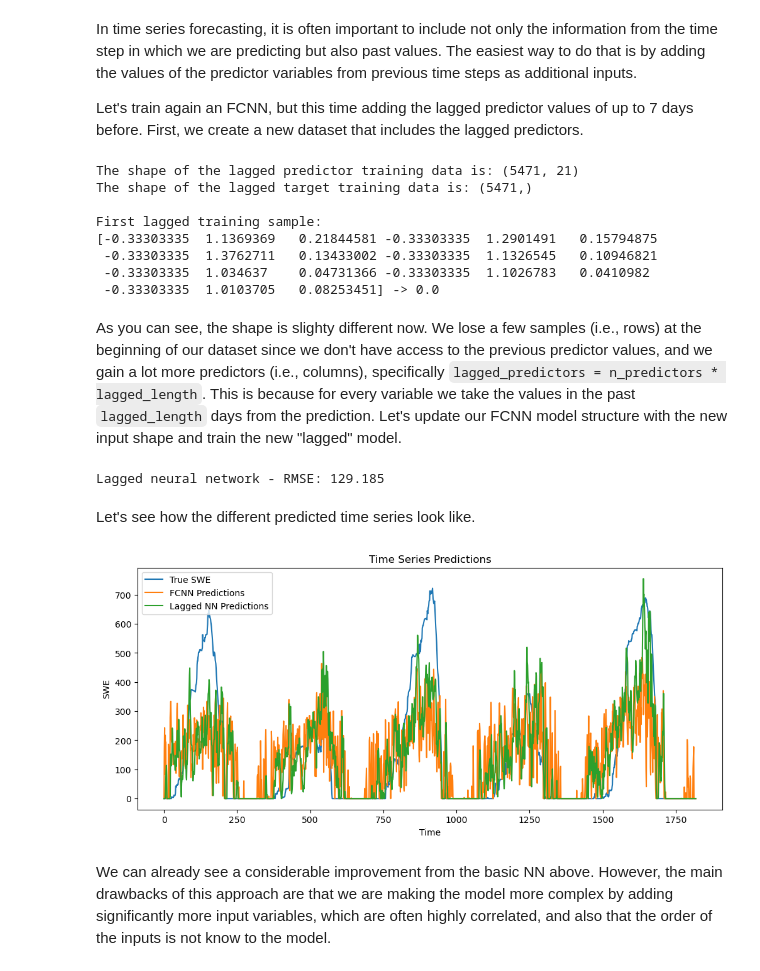
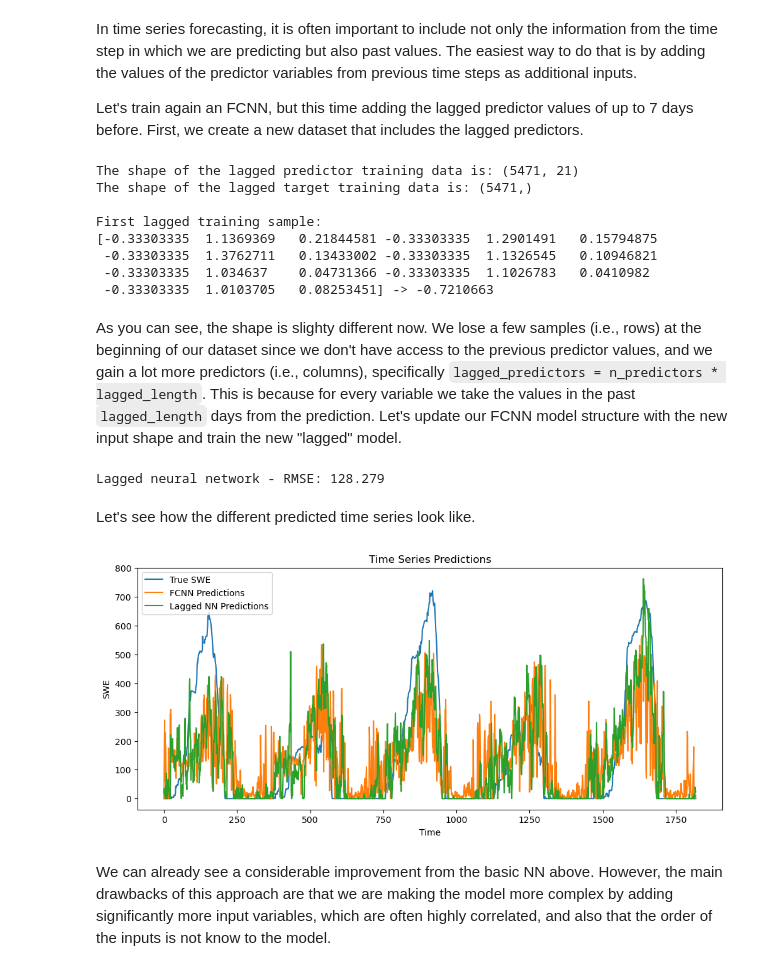
Before and after one commit to oriol-pomarol/codegeo_workshops, a Jupyter notebook: 9_time_series_with_lstm.ipynb, the cells around one changed output. Cells and saved outputs as stored; diff of their text form; code cells hidden in the pictures.

```diff
--- a/9_time_series_with_lstm.ipynb
+++ b/9_time_series_with_lstm.ipynb
@@ -73,8 +73,17 @@ scaler = StandardScaler()
 X_train = scaler.fit_transform(train_data[feature_cols]).astype(np.float32)
 X_test  = scaler.transform(test_data[feature_cols]).astype(np.float32)
 
-y_train = train_data[target_col].values.astype(np.float32)
-y_test  = test_data[target_col].values.astype(np.float32)
+# Keep original targets in mm for plotting/evaluation
+y_train_raw = train_data[target_col].values.astype(np.float32)
+y_test_raw  = test_data[target_col].values.astype(np.float32)
+
+# Scale targets for model training
+y_scaler = StandardScaler()
+y_train = y_scaler.fit_transform(y_train_raw.reshape(-1, 1)).astype(np.float32).flatten()
+y_test  = y_scaler.transform(y_test_raw.reshape(-1, 1)).astype(np.float32).flatten()
+
+def inverse_y(y_scaled):
+    return y_scaler.inverse_transform(np.asarray(y_scaled).reshape(-1, 1)).flatten()
 
 n_features = X_train.shape[1]
 # %% [markdown]
@@ -109,11 +118,11 @@ early_stop = tf.keras.callbacks.EarlyStopping(
 fcnn_model = tf.keras.Sequential([
     tf.keras.Input(shape=(n_features,)),
     tf.keras.layers.Dense(64, activation="relu"),
-    tf.keras.layers.Dense(1, activation="relu")
+    tf.keras.layers.Dense(1, activation="linear")
 ])
 fcnn_model.compile(optimizer="adam", loss="mse")
 
-# Train the FCNN model
+# Train the FCNN model on scaled targets
 fcnn_model.fit(
     X_train, y_train,
     epochs=50,
@@ -123,8 +132,9 @@ fcnn_model.fit(
     callbacks=[early_stop]
 )
 
-# Evaluate the FCNN model on the test set
-fcnn_pred = fcnn_model.predict(X_test, verbose=0).flatten()
-fcnn_rmse = np.sqrt(mean_squared_error(y_test, fcnn_pred))
+# Evaluate the FCNN model on the test set (back to mm)
+fcnn_pred_scaled = fcnn_model.predict(X_test, verbose=0).flatten()
+fcnn_pred = np.maximum(inverse_y(fcnn_pred_scaled), 0)
+fcnn_rmse = np.sqrt(mean_squared_error(y_test_raw, fcnn_pred))
 print(f"Fully connected neural network - RMSE: {fcnn_rmse:.3f}")
 # %% [output]
@@ -147,8 +157,12 @@ def create_lagged_features(X, y, n_lags):
         y_lagged.append(y[i])
     return np.array(X_lagged), np.array(y_lagged)
 
+# Use scaled targets for training
 X_train_lagged, y_train_lagged = create_lagged_features(X_train, y_train, lagged_length)
 X_test_lagged, y_test_lagged = create_lagged_features(X_test, y_test, lagged_length)
+
+# Keep lagged true values in mm for evaluation/plotting
+_, y_test_lagged_raw = create_lagged_features(X_test, y_test_raw, lagged_length)
 
 print(f"The shape of the lagged predictor training data is: {X_train_lagged.shape}")
 print(f"The shape of the lagged target training data is: {y_train_lagged.shape}")
@@ -163,7 +177,7 @@ First lagged training sample:
 [-0.33303335  1.1369369   0.21844581 -0.33303335  1.2901491   0.15794875
  -0.33303335  1.3762711   0.13433002 -0.33303335  1.1326545   0.10946821
  -0.33303335  1.034637    0.04731366 -0.33303335  1.1026783   0.0410982
- -0.33303335  1.0103705   0.08253451] -> 0.0
+ -0.33303335  1.0103705   0.08253451] -> -0.7210663
 # %% [markdown]
 As you can see, the shape is slighty different now. We lose a few samples (i.e., rows) at the beginning of our dataset since we don't have access to the previous predictor values, and we gain a lot more predictors (i.e., columns), specifically `lagged_predictors = n_predictors * lagged_length`. This is because for every variable we take the values in the past `lagged_length` days from the prediction. Let's update our FCNN model structure with the new input shape and train the new "lagged" model.
 # %%
@@ -171,11 +185,11 @@ As you can see, the shape is slighty different now. We lose a few samples (i.e.,
 lagged_model = tf.keras.Sequential([
     tf.keras.Input(shape=(n_features*lagged_length,)),
     tf.keras.layers.Dense(64, activation="relu"),
-    tf.keras.layers.Dense(1, activation="relu")
+    tf.keras.layers.Dense(1, activation="linear")
 ])
 lagged_model.compile(optimizer="adam", loss="mse")
 
-#
+# Train on scaled targets
 lagged_model.fit(
     X_train_lagged, y_train_lagged,
     epochs=50,
@@ -185,26 +199,27 @@ lagged_model.fit(
     callbacks=[early_stop]
 )
 
-lagged_pred = lagged_model.predict(X_test_lagged, verbose=0).flatten()
-lagged_rmse = np.sqrt(mean_squared_error(y_test_lagged, lagged_pred))
+lagged_pred_scaled = lagged_model.predict(X_test_lagged, verbose=0).flatten()
+lagged_pred = np.maximum(inverse_y(lagged_pred_scaled), 0)
+lagged_rmse = np.sqrt(mean_squared_error(y_test_lagged_raw, lagged_pred))
 print(f"Lagged neural network - RMSE: {lagged_rmse:.3f}")
 # %% [output]
-Lagged neural network - RMSE: 129.185
+Lagged neural network - RMSE: 128.279
 # %% [markdown]
 Let's see how the different predicted time series look like.
 # %%
 # Plot predictions vs true values for the test set
 plt.figure(figsize=(12, 5))
-plt.plot(y_test_lagged, label="True SWE")
-plt.plot(fcnn_pred[-len(y_test_lagged):], label="FCNN Predictions")
+plt.plot(y_test_lagged_raw, label="True SWE")
+plt.plot(fcnn_pred[-len(y_test_lagged_raw):], label="FCNN Predictions")
 plt.plot(lagged_pred, label="Lagged NN Predictions")
 plt.xlabel("Time")
 plt.ylabel("SWE")
 plt.title("Time Series Predictions")
 plt.legend()
 plt.show()
 # %% [output]
-[figure, old version]
+[figure, new version]
 # %% [markdown]
 We can already see a considerable improvement from the basic NN above. However, the main drawbacks of this approach are that we are making the model more complex by adding significantly more input variables, which are often highly correlated, and also that the order of the inputs is not know to the model.
 # %% [markdown]
```
Also changed, not shown: parts of 15 cells of this notebook.
